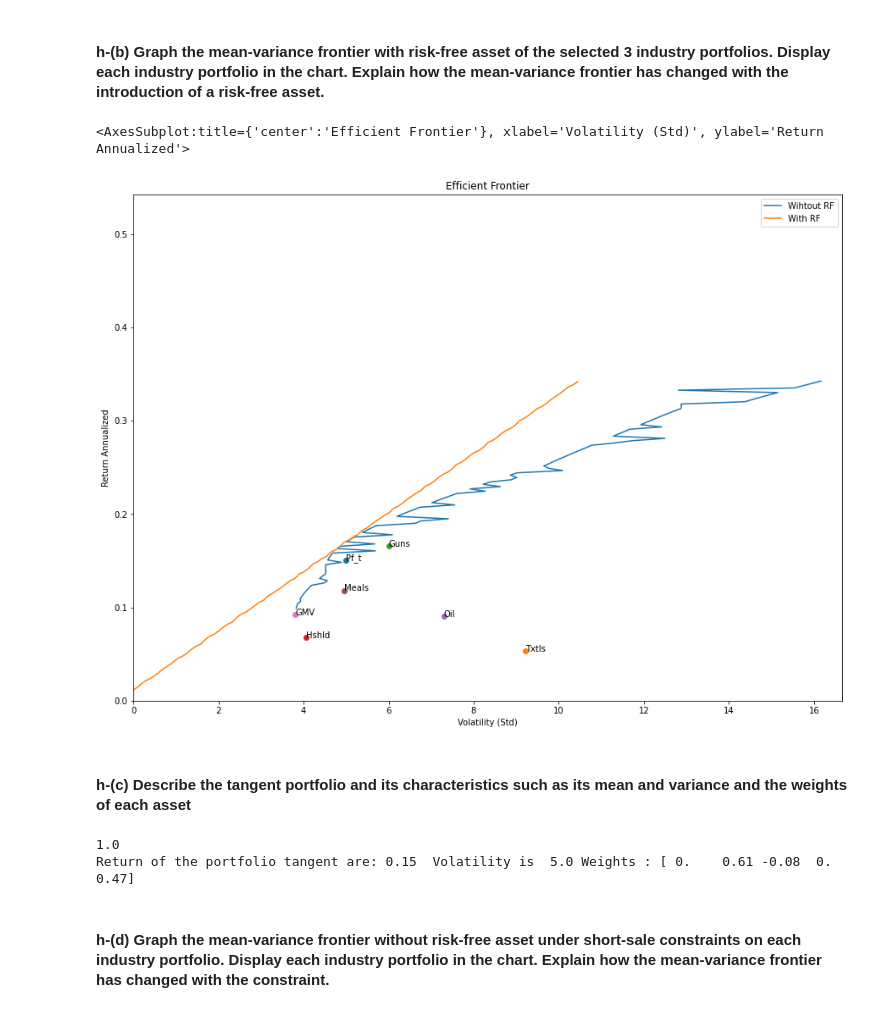
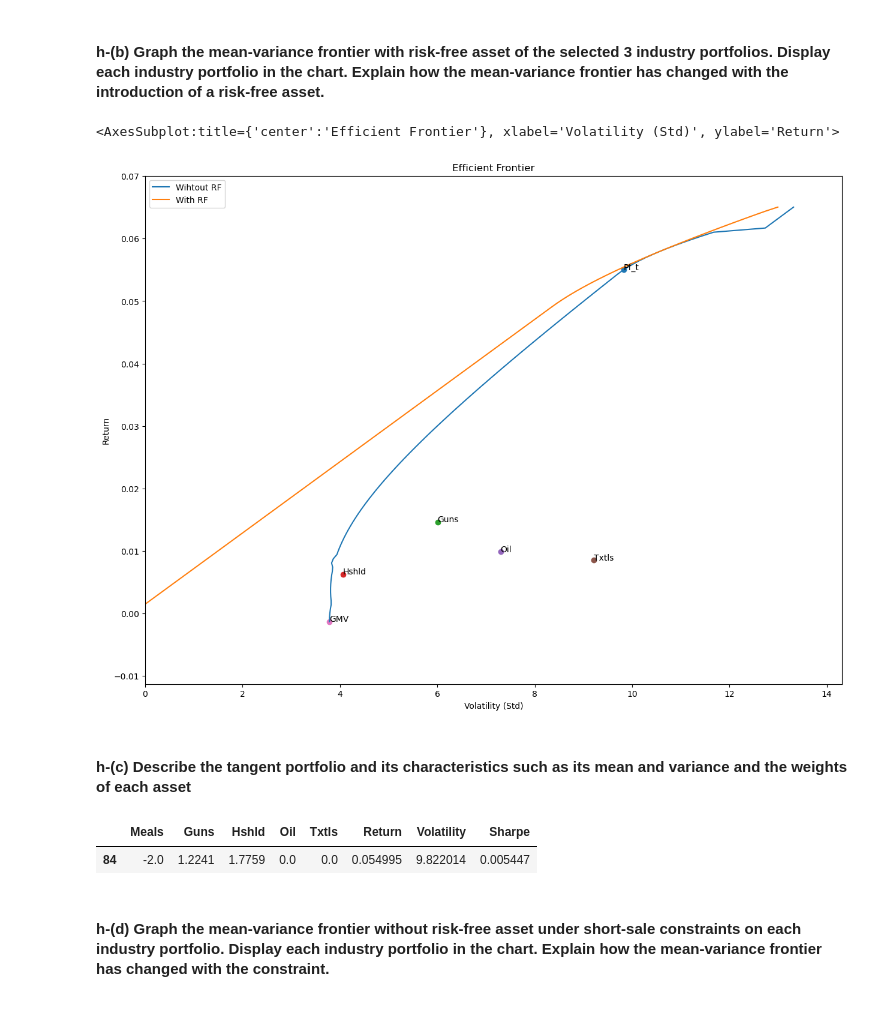
Before and after one commit to Damnsky100/Portfolio, a Jupyter notebook: Assignment_TP1.ipynb, the cells around one changed output. Cells and saved outputs as stored; diff of their text form; code cells hidden in the pictures.

```diff
--- a/Assignment_TP1.ipynb
+++ b/Assignment_TP1.ipynb
@@ -43,3 +95,5 @@ Expected_Risk_free = f.Load_rf(path_rf)/100
+# %%
+E_return = E_return_select[['Meals','Guns','Hshld','Oil','Txtls']]
 # %% [markdown]
 ## Question 1
 ### (a) Graph the mean-variance frontier without risk-free asset of the selected 5 industry portfolios.
@@ -48,8 +102,9 @@ Display each industry portfolio in the chart.
 #### Estimation of the covariance-matrix and expected return   :
 # %%
 # Expected return : other possible approach simple machine learning with technical indicator
-E_return = f.annualize_rets(Data_select/100, 12)  #On a besoin des rendement annualisées comme le risk free rate est annualisé
+#E_return = g.annualize_rets(Data_select/100, 12)  #On a besoin des rendement annualisées comme le risk free rate est annualisé
 E_cov = Data_select.cov() # Just for test
 Nbr_PTF = 100
+K = 5 #On veut 5 Assets
 # %% [markdown]
 ##### Determination of the optimal  portfolio  for a given return (with Short Sell) :
@@ -146,11 +165,19 @@ Explain:
 ### (g) Repeat the same calculations in (a)-(f) adding 5 other industry portfolios to the original list of 5 industry portfolios you chose at the start. Compare the results and discuss the advantages and disadvantages of using 10 portfolios instead of 5.
 # %%
 #On pourrait randomnize le sampling
-Data_select2 = Data[['Meals','Guns','Hshld','Oil','Txtls','Food', 'Util', 'Chems', 'Drugs', 'Rtail']]
+
+Data_select2_names = ['Meals','Guns','Hshld','Oil','Txtls','Food', 'Util', 'Chems', 'Drugs', 'Rtail']
+Data_select2 = Data[Data_select2_names]
+
+#E_return_M_2 =Resultat_prediction[Data_select2_names].loc['E_R'].T
+
+E_return_2 = E_return_select[Data_select2_names]
+#E_return_2 = f.annualize_rets_prediction(E_return_M_2, 12)
 
 # Expected return : other possible approach simple machine learning with technical indicator
-E_return = f.annualize_rets(Data_select2/100, 12)  #On a besoin des rendement annualisées comme le risk free rate est annualisé
+#E_return = g.annualize_rets(Data_select2/100, 12)  #On a besoin des rendement annualisées comme le risk free rate est annualisé
 E_cov = Data_select2.cov() # Just for test
 Nbr_PTF = 100
+K = 10
 # %% [markdown]
 #### g-(a) Graph the mean-variance frontier without risk-free asset of the selected 10 industry portfolios.
@@ -240,10 +230,9 @@ array([4.24080911e-01, 5.75919089e-01, 0.00000000e+00, 0.00000000e+00,
 # %%
 #Est-ce qu'on fait une contrainte dans l'optimisateur?
 #On peut prendre les 3 maximum weight in abs(value)
-Data_select = Data[['Txtls','Guns','Hshld','Oil','Meals']]
 
-E_return = f.annualize_rets(Data_select/100, 12)  #On a besoin des rendement annualisées comme le risk free rate est annualisé
 E_cov = Data_select.cov() # Just for test
 Nbr_PTF = 100
+K=3
 # %% [markdown]
 #### h-(a) Graph the mean-variance frontier without risk-free asset of the selected 3 industry portfolios. vs 5
@@ -282,27 +244,19 @@ f3.plot_ef_3(E_return, E_cov, 0, Nbr_PTF, bounds_to_try_WS,  show_cml=False, sho
 # %% [markdown]
 #### h-(b) Graph the mean-variance frontier with risk-free asset of the selected 3 industry portfolios. Display each industry portfolio in the chart. Explain how the mean-variance frontier has changed with the introduction of a risk-free asset.
 # %%
-f3.plot_ef_3(E_return, E_cov, Expected_Risk_free, Nbr_PTF, bounds_to_try_WS,  show_cml=True, show_gmv=True)
+g.plot_ef_Gurobi(E_return, E_cov, Expected_Risk_free, K, Nbr_PTF, bounds = (-2,2), show_cml=True, show_gmv=True)
 # %% [output]
-<AxesSubplot:title={'center':'Efficient Frontier'}, xlabel='Volatility (Std)', ylabel='Return Annualized'>
+<AxesSubplot:title={'center':'Efficient Frontier'}, xlabel='Volatility (Std)', ylabel='Return'>
-[figure, old version]
+[figure, new version]
 # %% [markdown]
 #### h-(c) Describe the tangent portfolio and its characteristics such as its mean and variance and the weights of each asset
-# %%
-#Trouver portefeuille maximum sharp ratio (Regler probleme de la fonction ou expliquer)
-
-#Tangent Portfolio --> maximiser le sharpe ratio
-w = f3.msr_3(Expected_Risk_free, E_return, E_cov, bounds_to_try_WS)
-ret =round(f.portfolio_return(w, E_return),2)
-vol = round(f.portfolio_vol(w, E_cov),2)
-#Print the caracteristics
-print(round(w.sum(), 4))
-print("Return of the portfolio tangent are:", ret,
-      " Volatility is ", vol,
-      "Weights :", np.round(w,2) )
-# %% [output]
-1.0
-Return of the portfolio tangent are: 0.15  Volatility is  5.0 Weights : [ 0.    0.61 -0.08  0.    0.47]
+# %%
+#Trouver portefeuille maximum sharp ratio (Regler probleme de la fonction ou expliquer)
+result = g.tangent_Gurobi(E_return, E_cov, Expected_Risk_free, K, Nbr_PTF, bounds= (-2,2))
+result
+# %% [output]
+|  | Meals | Guns | Hshld | Oil | Txtls | Return | Volatility | Sharpe |
+| 84 | -2.0 | 1.2241 | 1.7759 | 0.0 | 0.0 | 0.054995 | 9.822014 | 0.005447 |
 # %% [markdown]
 #### h-(d) Graph the mean-variance frontier without risk-free asset under short-sale constraints on each industry portfolio. Display each industry portfolio in the chart. Explain how the mean-variance frontier has changed with the constraint.
 # %%
```
Also changed, not shown: parts of 48 cells of this notebook, 3 other files.
